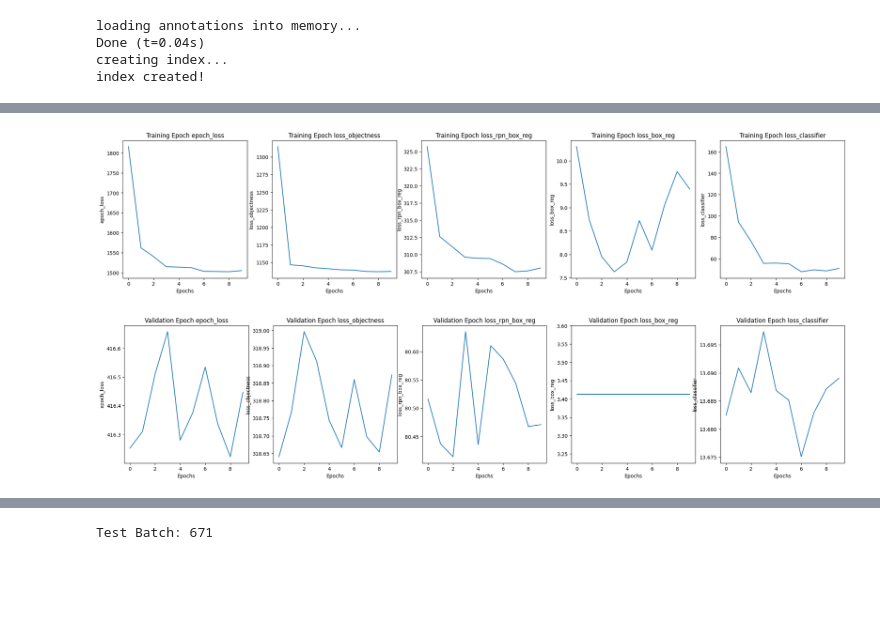
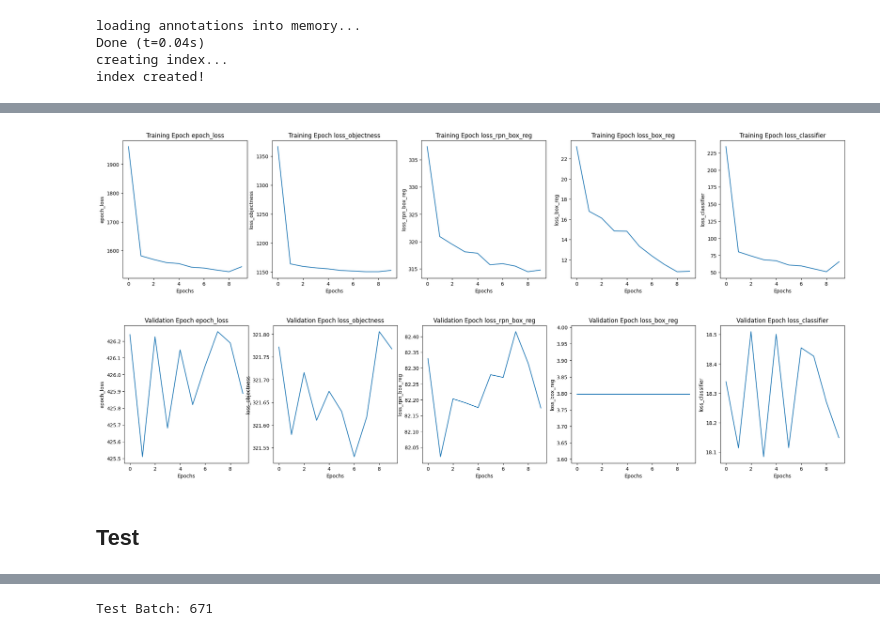
Before and after one commit to jag1799/SeaSARR, a Jupyter notebook: src/frcnn/CannyFrcnn.ipynb, the cells around one changed output, grey strips where cells are left out. Drawn from its saved outputs; the diff is of its cells as text; code cells hidden in the pictures; blank space fills up the shorter version.

Commit message:
Got correct results for CannyFRCNN. Moving on to Robinson Compass.

```diff
--- a/src/frcnn/CannyFrcnn.ipynb
+++ b/src/frcnn/CannyFrcnn.ipynb
@@ -126,3 +126,3 @@ worker = ModelWorkerFRCNN(optimizer, canny_model, False)
 # %%
-worker.train(train_dataloader, num_epochs=10, indices_to_skip=[3736])
+worker_adam.train(train_dataloader, num_epochs=10, indices_to_skip=[3736])
 # %% [output]
@@ -180,8 +180,11 @@ input_features_sgd = frcnn_sgd.roi_heads.box_predictor.cls_score.in_features
 frcnn_sgd.roi_heads.box_predictor = torchvision.models.detection.faster_rcnn.FastRCNNPredictor(input_features_sgd, 2)
 
 # Build the loss function and optimizer
-sgd = torch.optim.SGD(frcnn_sgd.parameters(), momentum=0.9)
-sgdWorker = ModelWorkerFRCNN(optimizer=sgd, frcnn=frcnn_sgd, quiet=False)
+sgd = torch.optim.SGD(frcnn_sgd.parameters(), momentum=0.9, lr=1e-5)
+# %%
+canny_sgd = CannyFRCNN(frcnn_sgd, 'cuda', (3, 3), 1.0, 200, 100)
+# %%
+sgdWorker = ModelWorkerFRCNN(optimizer=sgd, frcnn=canny_sgd, quiet=False)
 # %%
 sgdWorker.train(train_dataloader, 10, [3736])
 # %% [output]
@@ -225,12 +228,14 @@ Batch: 1345/1346 | Batch Loss: 0.041282750666141516
 # %%
 # Plot Baseline training and validation metrics
-worker.plot_losses(True)
+sgdWorker.plot_losses(True)
 plt.show()
-worker.plot_losses(False)
+sgdWorker.plot_losses(False)
 plt.show()
 # %% [output]
-[figure, old version]
+[figure, new version]
-[figure, old version]
+[figure, new version]
+# %% [markdown]
+## Test
 # %%
 test_images = os.path.join(workspace_builder._data_path, "test")
 test_annotations = os.path.join(workspace_builder._data_path, "annotations", "test_annotations.coco.json")
```
Also changed, not shown: parts of 19 cells of this notebook.
